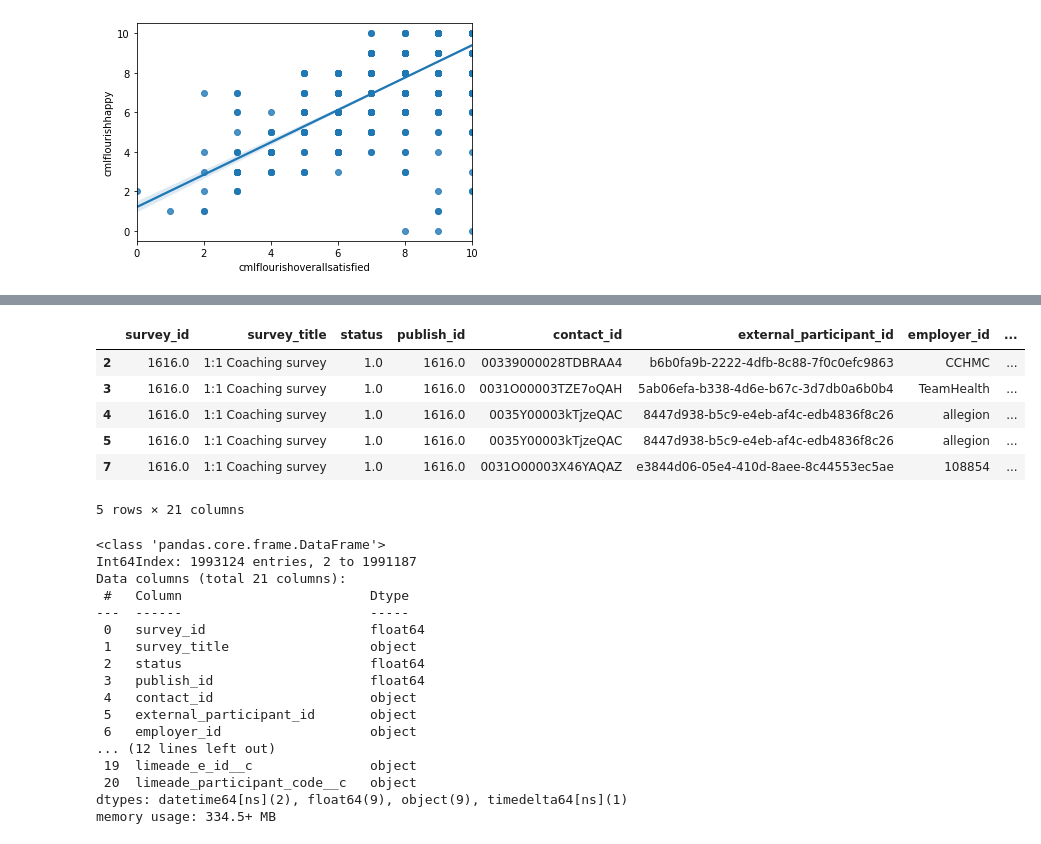
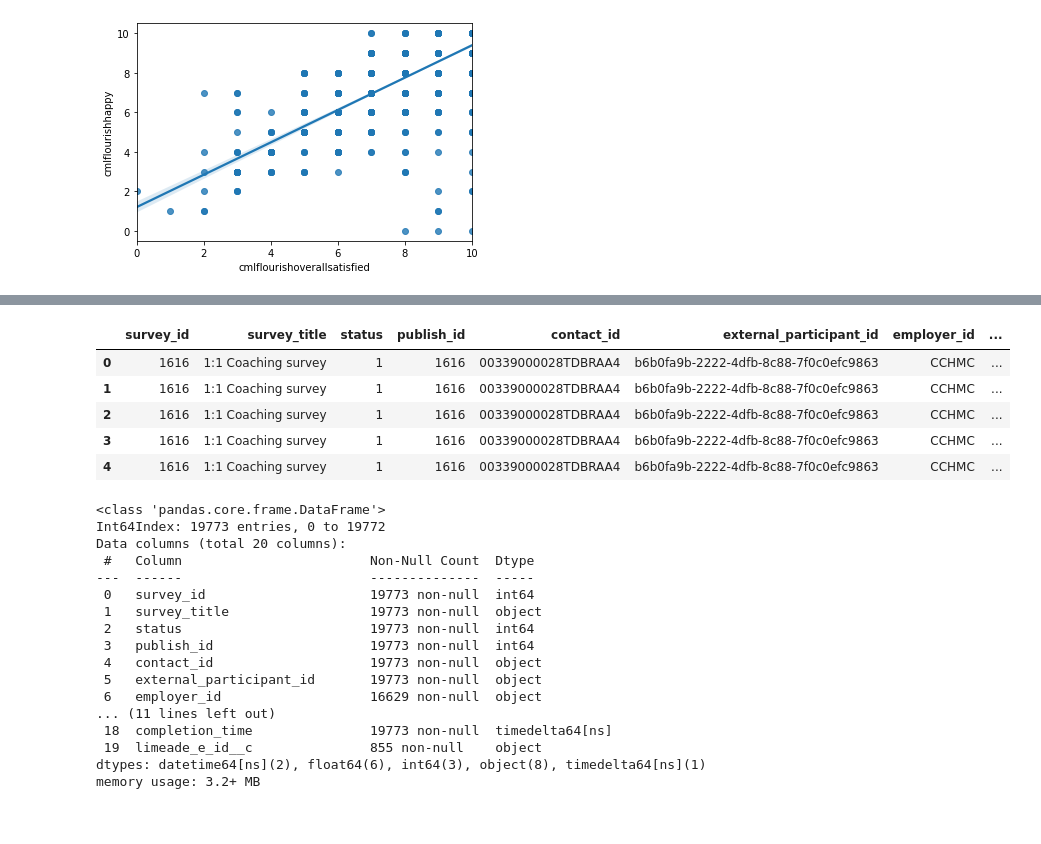
Before and after one commit to darneson1989/2021Coaching, a Jupyter notebook: Survey2021.ipynb, the cells around one changed output, grey strips where cells are left out. Saved outputs shown, nothing was run; the diff lists cells and outputs as text; code cells hidden in the pictures.

```diff
--- a/Survey2021.ipynb
+++ b/Survey2021.ipynb
@@ -531,0 +640,4 @@ print( X_test.shape, y_test.shape)
+# %%
+clients = clients.rename(columns={'limeade_participant_code__c': 'external_participant_id'})
+
+clients
@@ -532,32 +678,31 @@ print( X_test.shape, y_test.shape)
 # %%
-client_survey = pd.concat([survey, clients])
+client_survey= pd.merge(survey, clients, on="external_participant_id")
 client_survey.head()
 # %% [output]
 |  | survey_id | survey_title | status | publish_id | contact_id | external_participant_id | employer_id | ... |
-| 2 | 1616.0 | 1:1 Coaching survey | 1.0 | 1616.0 | 00339000028TDBRAA4 | b6b0fa9b-2222-4dfb-8c88-7f0c0efc9863 | CCHMC | ... |
-| 3 | 1616.0 | 1:1 Coaching survey | 1.0 | 1616.0 | 0031O00003TZE7oQAH | 5ab06efa-b338-4d6e-b67c-3d7db0a6b0b4 | TeamHealth | ... |
-| 4 | 1616.0 | 1:1 Coaching survey | 1.0 | 1616.0 | 0035Y00003kTjzeQAC | 8447d938-b5c9-e4eb-af4c-edb4836f8c26 | allegion | ... |
-| 5 | 1616.0 | 1:1 Coaching survey | 1.0 | 1616.0 | 0035Y00003kTjzeQAC | 8447d938-b5c9-e4eb-af4c-edb4836f8c26 | allegion | ... |
-| 7 | 1616.0 | 1:1 Coaching survey | 1.0 | 1616.0 | 0031O00003X46YAQAZ | e3844d06-05e4-410d-8aee-8c44553ec5ae | 108854 | ... |
+| 0 | 1616 | 1:1 Coaching survey | 1 | 1616 | 00339000028TDBRAA4 | b6b0fa9b-2222-4dfb-8c88-7f0c0efc9863 | CCHMC | ... |
+| 1 | 1616 | 1:1 Coaching survey | 1 | 1616 | 00339000028TDBRAA4 | b6b0fa9b-2222-4dfb-8c88-7f0c0efc9863 | CCHMC | ... |
+| 2 | 1616 | 1:1 Coaching survey | 1 | 1616 | 00339000028TDBRAA4 | b6b0fa9b-2222-4dfb-8c88-7f0c0efc9863 | CCHMC | ... |
+| 3 | 1616 | 1:1 Coaching survey | 1 | 1616 | 00339000028TDBRAA4 | b6b0fa9b-2222-4dfb-8c88-7f0c0efc9863 | CCHMC | ... |
+| 4 | 1616 | 1:1 Coaching survey | 1 | 1616 | 00339000028TDBRAA4 | b6b0fa9b-2222-4dfb-8c88-7f0c0efc9863 | CCHMC | ... |
-5 rows × 21 columns
 # %%
 client_survey.info()
 # %% [output]
 <class 'pandas.core.frame.DataFrame'>
-Int64Index: 1993124 entries, 2 to 1991187
-Data columns (total 21 columns):
- #   Column                        Dtype
----  ------                        -----
- 0   survey_id                     float64
- 1   survey_title                  object
- 2   status                        float64
- 3   publish_id                    float64
- 4   contact_id                    object
- 5   external_participant_id       object
- 6   employer_id                   object
-... (12 lines left out)
- 19  limeade_e_id__c               object
- 20  limeade_participant_code__c   object
-dtypes: datetime64[ns](2), float64(9), object(9), timedelta64[ns](1)
-memory usage: 334.5+ MB
+Int64Index: 19773 entries, 0 to 19772
+Data columns (total 20 columns):
+ #   Column                        Non-Null Count  Dtype
+---  ------                        --------------  -----
+ 0   survey_id                     19773 non-null  int64
+ 1   survey_title                  19773 non-null  object
+ 2   status                        19773 non-null  int64
+ 3   publish_id                    19773 non-null  int64
+ 4   contact_id                    19773 non-null  object
+ 5   external_participant_id       19773 non-null  object
+ 6   employer_id                   16629 non-null  object
+... (11 lines left out)
+ 18  completion_time               19773 non-null  timedelta64[ns]
+ 19  limeade_e_id__c               855 non-null    object
+dtypes: datetime64[ns](2), float64(6), int64(3), object(8), timedelta64[ns](1)
+memory usage: 3.2+ MB
 # %%
```
Also changed, not shown: parts of 31 cells of this notebook.
